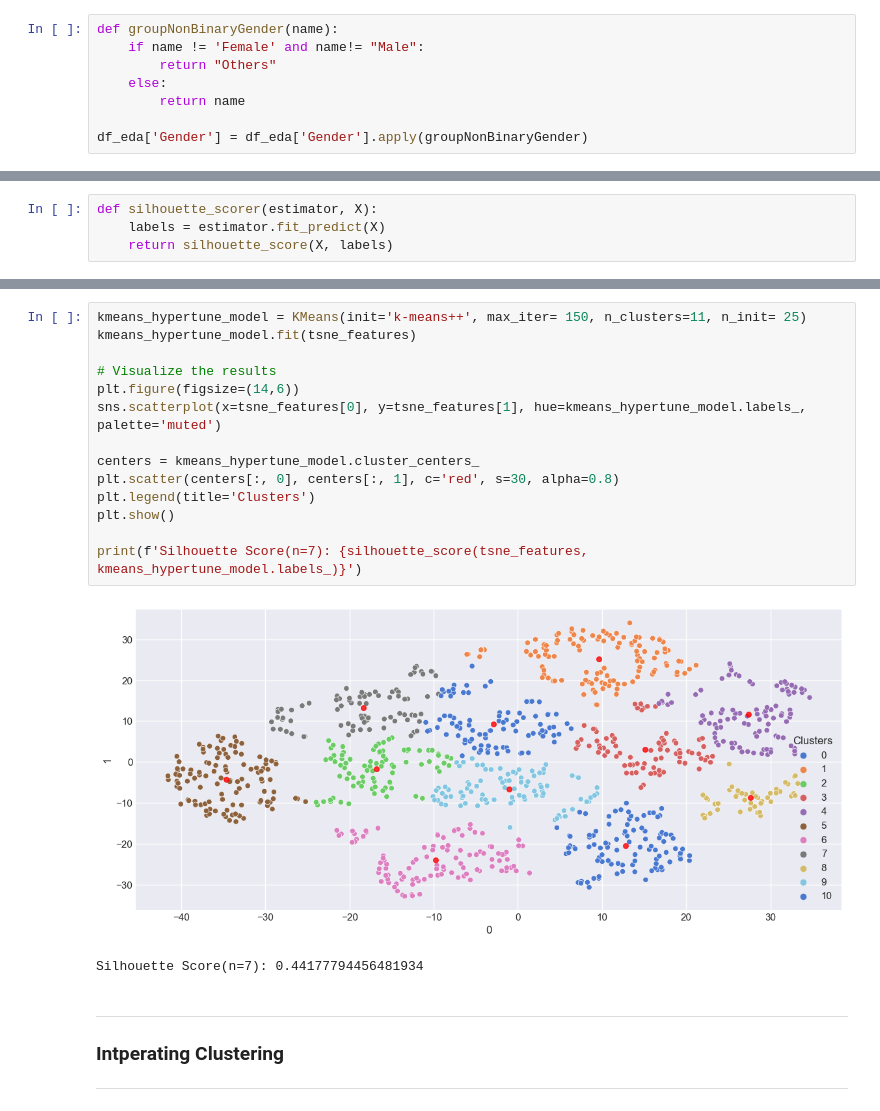
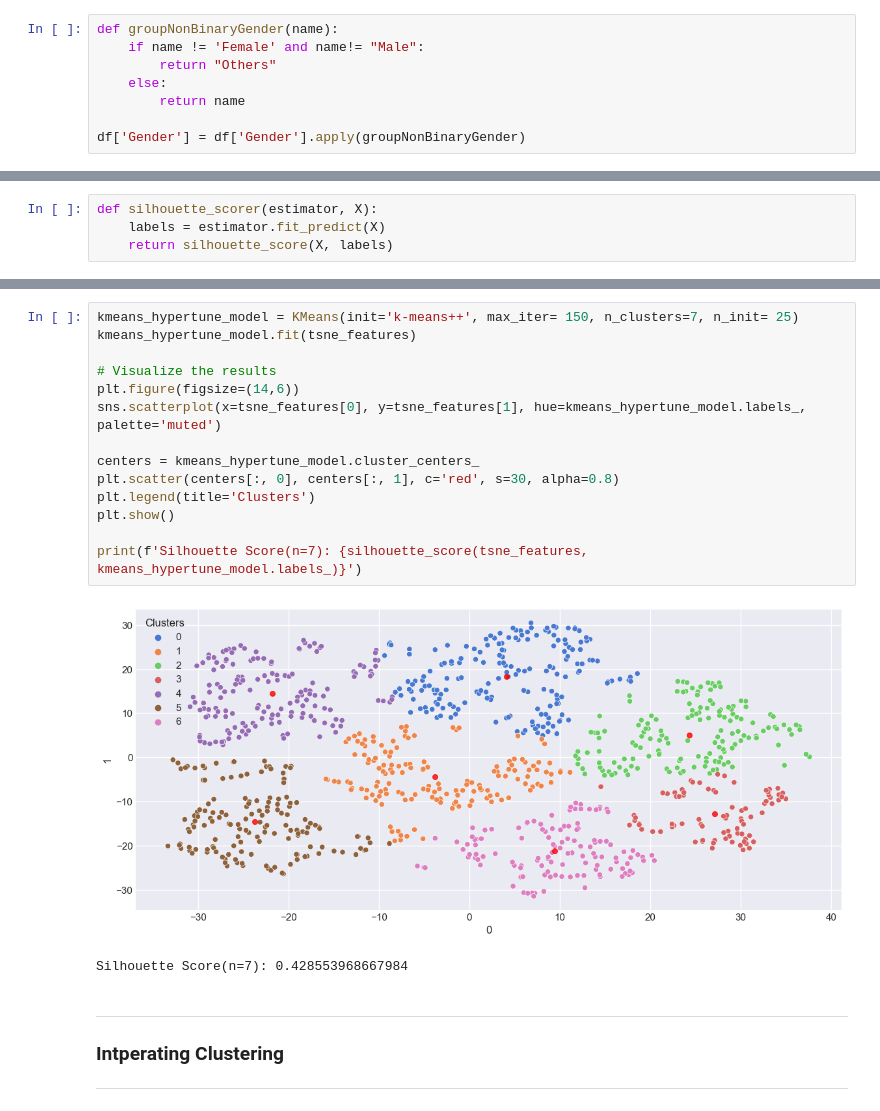
Before and after one commit to y0ngjie/AIML-ST1511-CA2, a Jupyter notebook: clustering copy.ipynb, the cells around one changed output, grey strips where cells are left out. Cells and saved outputs as stored; diff of their text form.

Commit message:
with gender

```diff
--- a/clustering copy.ipynb
+++ b/clustering copy.ipynb
@@ -202,7 +202,7 @@ def groupNonBinaryGender(name):
     else:
         return name
 
-df_eda['Gender'] = df_eda['Gender'].apply(groupNonBinaryGender)
+df['Gender'] = df['Gender'].apply(groupNonBinaryGender)
 # %%
 sns.pairplot(df_eda, kind='reg', hue='Gender')
 plt.show()
@@ -521,20 +521,20 @@ Best Score: 0.43783793449401853
 # %%
-kmeans_hypertune_model = KMeans(init='k-means++', max_iter= 150, n_clusters=11, n_init= 25)
+kmeans_hypertune_model = KMeans(init='k-means++', max_iter= 150, n_clusters=7, n_init= 25)
 kmeans_hypertune_model.fit(tsne_features)
 
 # Visualize the results
 plt.figure(figsize=(14,6))
 sns.scatterplot(x=tsne_features[0], y=tsne_features[1], hue=kmeans_hypertune_model.labels_, palette='muted')
 
 centers = kmeans_hypertune_model.cluster_centers_
 plt.scatter(centers[:, 0], centers[:, 1], c='red', s=30, alpha=0.8)
 plt.legend(title='Clusters')
 plt.show()
 
 print(f'Silhouette Score(n=7): {silhouette_score(tsne_features, kmeans_hypertune_model.labels_)}')
 # %% [output]
-[figure, old version]
+[figure, new version]
-Silhouette Score(n=7): 0.44177794456481934
+Silhouette Score(n=7): 0.428553968667984
 # %% [markdown]
 <hr>
 
```
Also changed, not shown: parts of 19 cells of this notebook.
